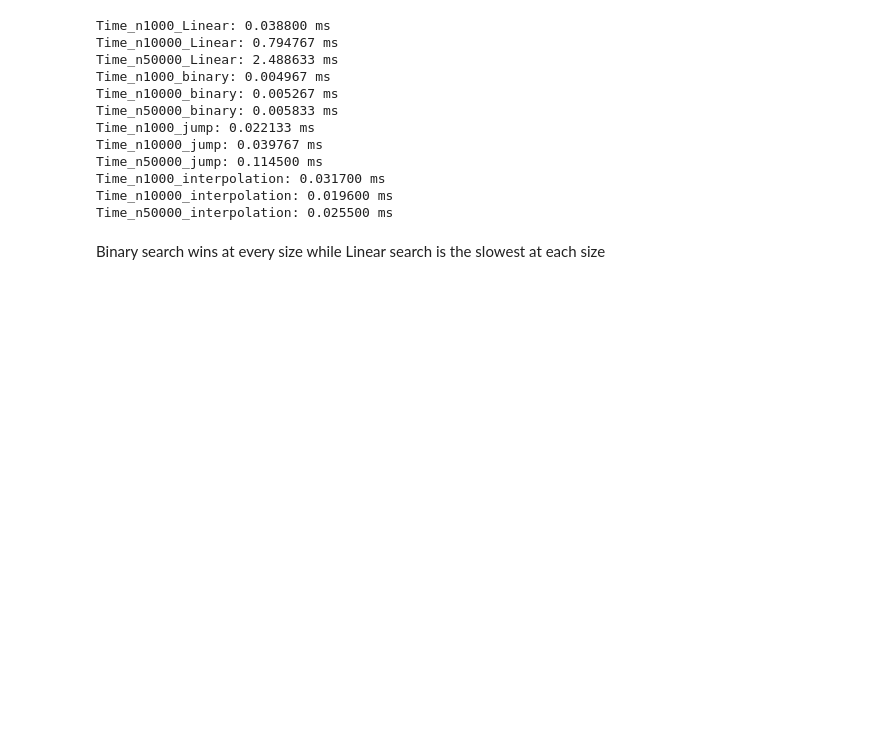
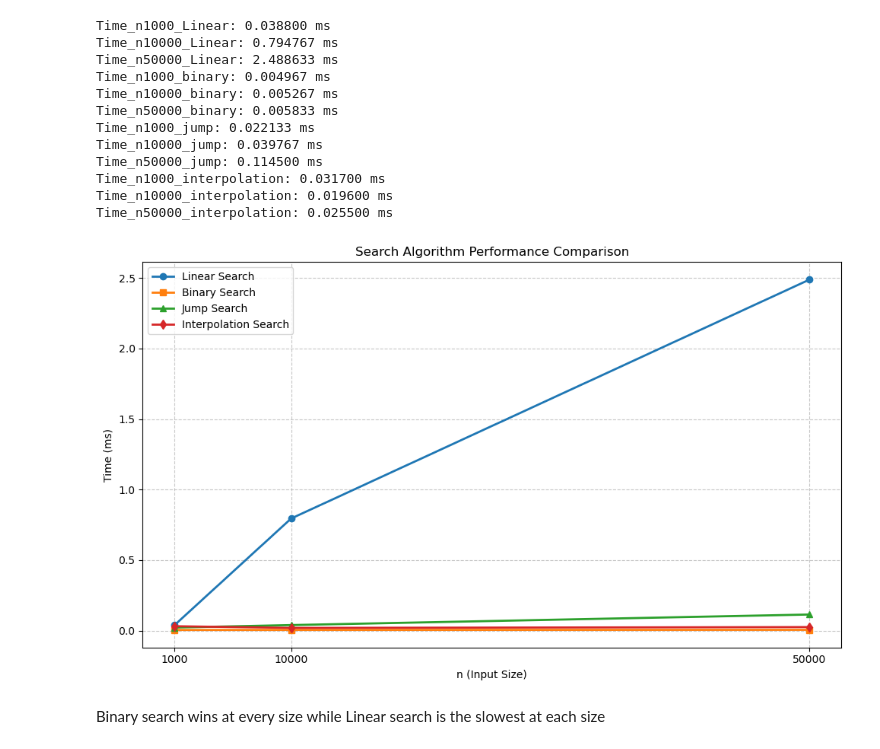
Before and after one commit to dovydas2006-debug/das-lab3, a Jupyter notebook: lab3/lab_3.ipynb, the cells around one changed output. Drawn from its saved outputs; the diff is of its cells as text; code cells hidden in the pictures; blank space fills up the shorter version.

```diff
--- a/lab3/lab_3.ipynb
+++ b/lab3/lab_3.ipynb
@@ -213,6 +213,33 @@ Time_n50000_jump: 0.114500 ms
 Time_n1000_interpolation: 0.031700 ms
 Time_n10000_interpolation: 0.019600 ms
 Time_n50000_interpolation: 0.025500 ms
+# %%
+n_values = [1000, 10000, 50000]
+
+linear_search = linear_times
+binary_search = binary_times
+jump_search = jump_times
+interpolation_search = interpolation_times
+
+plt.figure(figsize=(10, 6))
+
+plt.plot(n_values, linear_search, marker='o', label='Linear Search', linewidth=2)
+plt.plot(n_values, binary_search, marker='s', label='Binary Search', linewidth=2)
+plt.plot(n_values, jump_search, marker='^', label='Jump Search', linewidth=2)
+plt.plot(n_values, interpolation_search, marker='d', label='Interpolation Search', linewidth=2)
+
+
+plt.xlabel('n (Input Size)')
+plt.ylabel('Time (ms)')
+plt.title('Search Algorithm Performance Comparison')
+plt.xticks(n_values)
+plt.legend()
+plt.grid(True, linestyle='--', alpha=0.7)
+
+plt.tight_layout()
+plt.show()
+# %% [output]
+[figure, added]
 # %% [markdown]
 Binary search wins at every size while Linear search is the slowest at each size
 # %%
```
